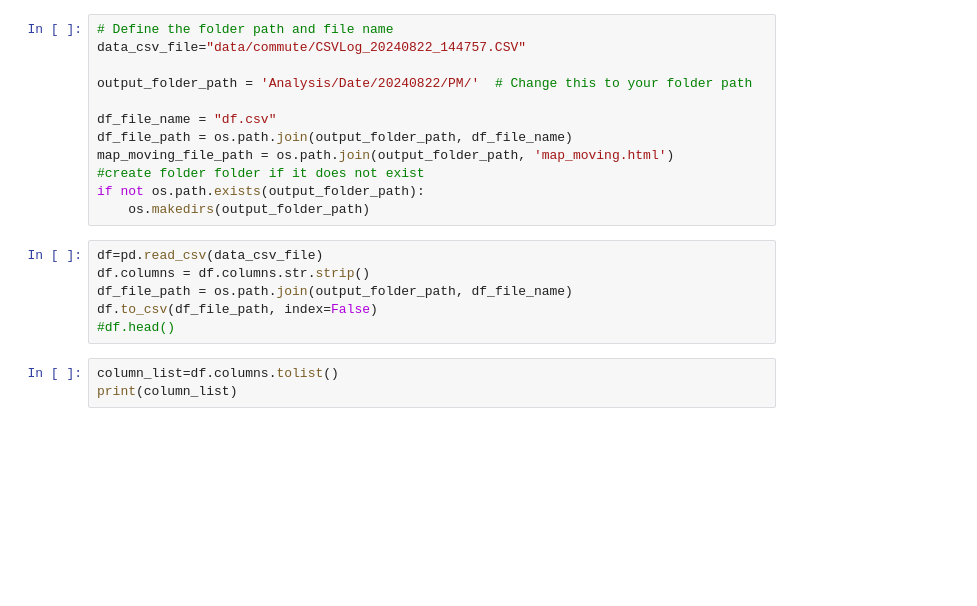
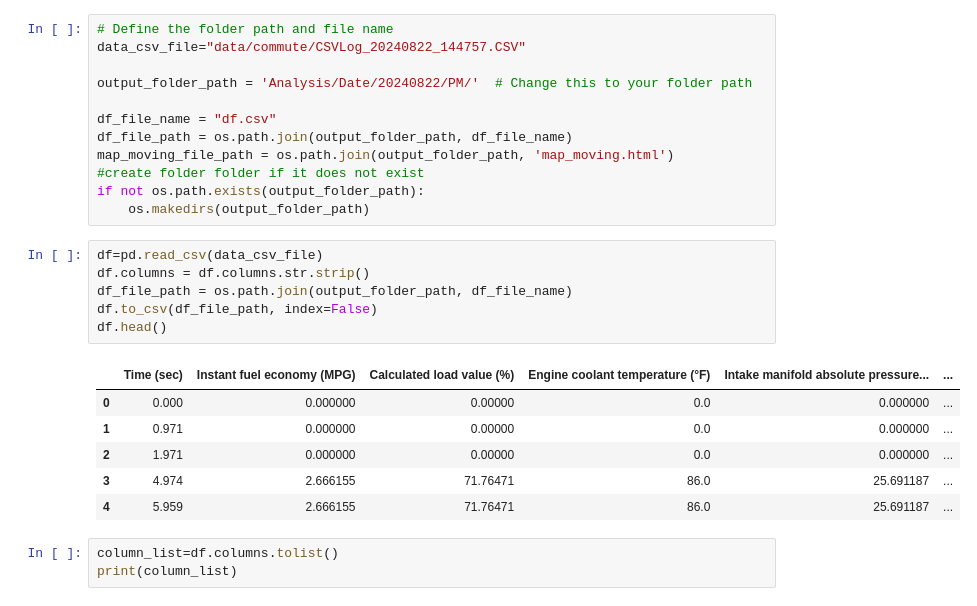
Before and after one commit to SecondHandSushi/car-analysis, a Jupyter notebook: analysis_20240822_PM.ipynb, the cells around one changed output. Drawn from its saved outputs; the diff is of its cells as text; blank space fills up the shorter version.

```diff
--- a/analysis_20240822_PM.ipynb
+++ b/analysis_20240822_PM.ipynb
@@ -61,9 +37,16 @@ if not os.path.exists(output_folder_path):
 # %%
 df=pd.read_csv(data_csv_file)
 df.columns = df.columns.str.strip()
 df_file_path = os.path.join(output_folder_path, df_file_name)
 df.to_csv(df_file_path, index=False)
-#df.head()
+df.head()
+# %% [output]
+|  | Time (sec) | Instant fuel economy (MPG) | Calculated load value (%) | Engine coolant temperature (°F) | Intake manifold absolute pressure... | ... |
+| 0 | 0.000 | 0.000000 | 0.00000 | 0.0 | 0.000000 | ... |
+| 1 | 0.971 | 0.000000 | 0.00000 | 0.0 | 0.000000 | ... |
+| 2 | 1.971 | 0.000000 | 0.00000 | 0.0 | 0.000000 | ... |
+| 3 | 4.974 | 2.666155 | 71.76471 | 86.0 | 25.691187 | ... |
+| 4 | 5.959 | 2.666155 | 71.76471 | 86.0 | 25.691187 | ... |
 # %%
 column_list=df.columns.tolist()
 print(column_list)
```
Also changed, not shown: parts of 19 cells of this notebook, 3 other files.
